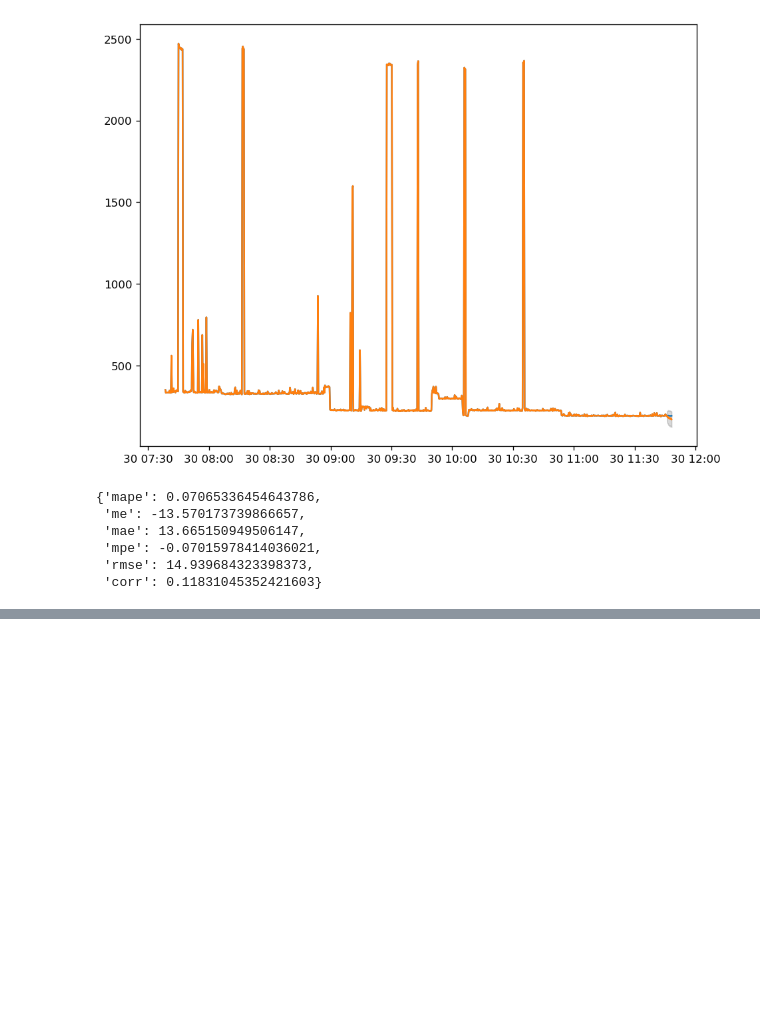
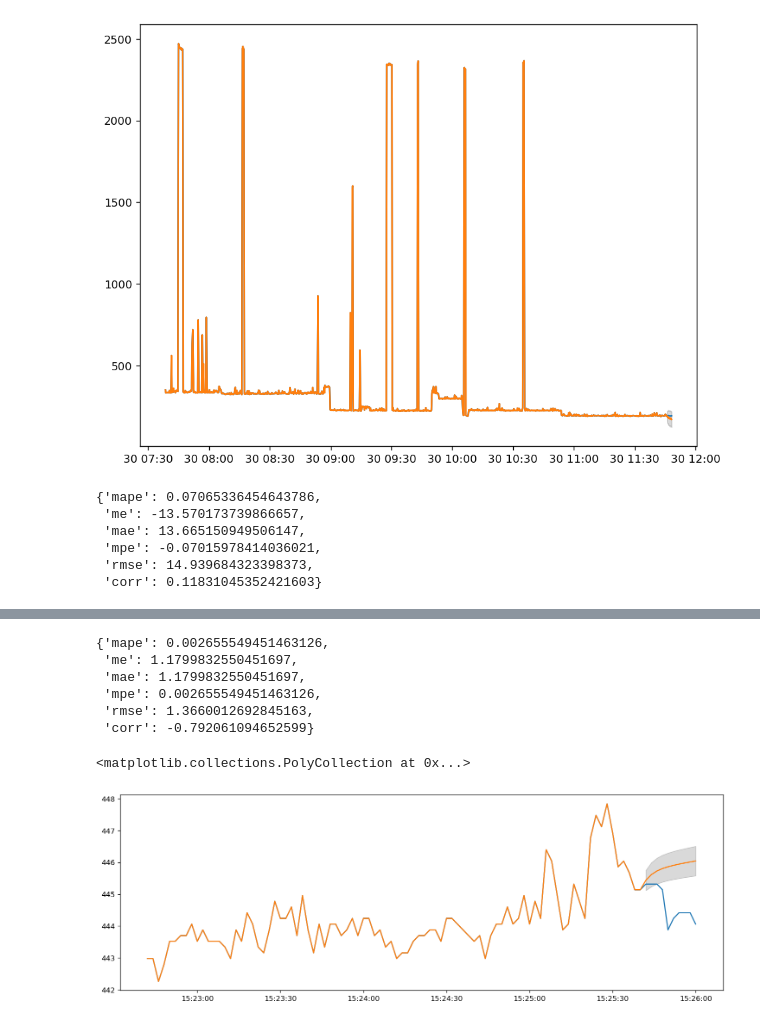
Before and after one commit to HannaYakusevych/Time_series_forecasting, a Jupyter notebook: Basic_models_additional.ipynb, the cells around one changed output, grey strips where cells are left out. Saved outputs shown, nothing was run; the diff lists cells and outputs as text; code cells hidden in the pictures; blank space fills up the shorter version.

```diff
--- a/Basic_models_additional.ipynb
+++ b/Basic_models_additional.ipynb
@@ -420,0 +424,61 @@ plt.fill_between(lower_series.index, lower_series, upper_series,
+# %%
+num = [str(i) for i in range(19)]
+p1 = [read_csv('ics_data_preprocessed/07_Smart_Meter_65/P1/' + '2000' + '/' + n + '.csv', squeeze=True, parse_dates=['ts'], index_col='ts') for n in num]
+p1 = [prepare_data(df, 100) for df in p1]
+p1 = sum(p1, [])
+
+df = p1[11]
+max_m = 3
+
+train = df[:-10]
+test = df[-10:]
+best_model = pm.auto_arima(train.values, start_p=0, start_q=0,
+                           test='adf',       # use adftest to find optimal 'd'
+                           max_p=3, max_q=3, # maximum p and q
+                           m=1,              # frequency of series
+                           d=None,           # let model determine 'd'
+                           seasonal=True,   # Seasonality
+                           start_P=0,
+                           D=1,
+                           trace=False,
+                           error_action='ignore',
+                           suppress_warnings=True,
+                           stepwise=True)
+for i in range(2, max_m):
+    model = pm.auto_arima(train.values, start_p=0, start_q=0,
+                          test='adf',       # use adftest to find optimal 'd'
+                          max_p=3, max_q=3, # maximum p and q
+                          m=i,              # frequency of series
+                          d=None,           # let model determine 'd'
+                          seasonal=True,   # Seasonality
+                          start_P=0,
+                          D=1,
+                          trace=False,
+                          error_action='ignore',
+                          suppress_warnings=True,
+                          stepwise=True)
+
+        # Find the best model with MSE
+    if np.mean((model.predict(n_periods=test.shape[0]) - test.values)**2) < np.mean((best_model.predict(n_periods=test.shape[0]) - test.values)**2):
+        best_model = model
+
+forecast_accuracy(best_model.predict(n_periods=test.shape[0]), test.values)
+# %% [output]
+{'mape': 0.002655549451463126,
+ 'me': 1.1799832550451697,
+ 'mae': 1.1799832550451697,
+ 'mpe': 0.002655549451463126,
+ 'rmse': 1.3660012692845163,
+ 'corr': -0.792061094652599}
+# %%
+preds, conf_int = best_model.predict(n_periods=test.shape[0], return_conf_int=True, alpha=0.6)
+lower_series = pd.Series(conf_int[:, 0], index=test.index)
+upper_series = pd.Series(conf_int[:, 1], index=test.index)
+# %%
+plt.plot(df)
+plt.plot(train.append(pd.Series(best_model.predict(n_periods=test.shape[0]), index=test.index)))
+plt.fill_between(lower_series.index, lower_series, upper_series,
+                 color='k', alpha=.15)
+# %% [output]
+<matplotlib.collections.PolyCollection at 0x...>
+[figure, added]
```
Also changed, not shown: parts of 7 cells of this notebook, 11 other files.
